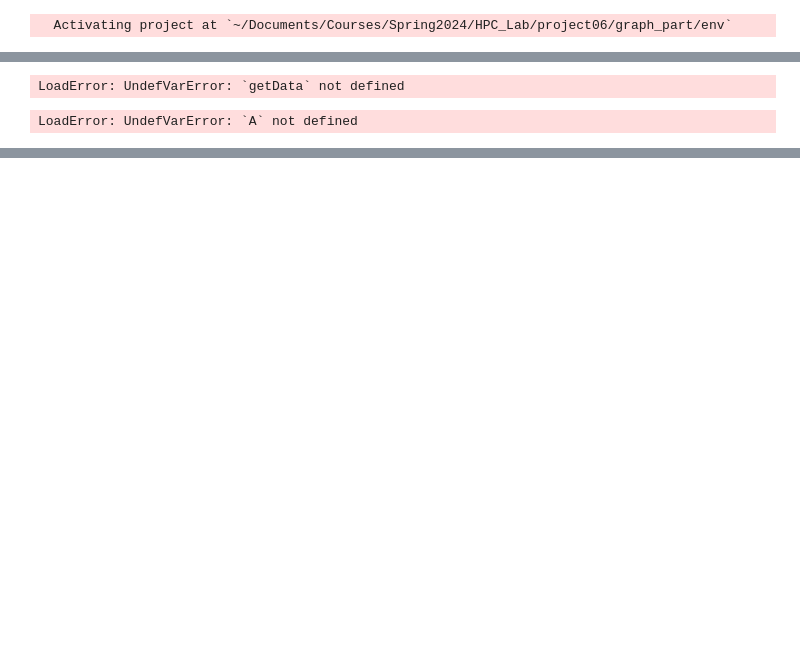
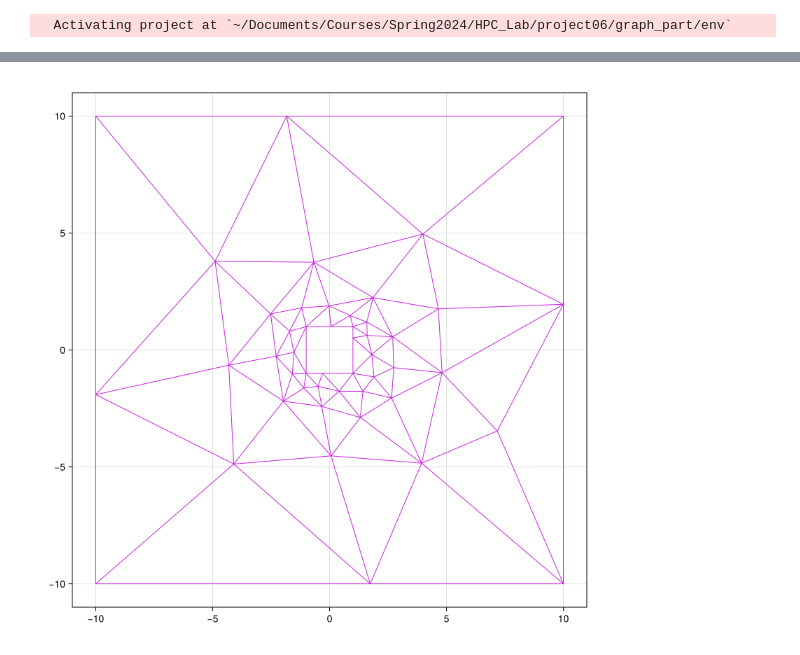
Before and after one commit to carlalozu/HPC_Lab, a Jupyter notebook: project06/graph_part/notebook.ipynb, the cells around one changed output, grey strips where cells are left out. Cells and saved outputs as stored; diff of their text form; code cells hidden in the pictures; blank space fills up the shorter version.

```diff
--- a/project06/graph_part/notebook.ipynb
+++ b/project06/graph_part/notebook.ipynb
@@ -25,13 +27,7 @@ alg = "Coordinate"
 
 # Read data
 A, coords = getData(mesh);
-
-# 1. Coordinate bisection
-pCoordinate = coordinate_part(A, coords);
-edge_count = count_edge_cut(A, pCoordinate);
-# %% [output]
-LoadError: UndefVarError: `getData` not defined
-# %%
-Plots.heatmap(A)
-# %% [output]
-LoadError: UndefVarError: `A` not defined
+# %%
+# Create a Figure and Axis
+draw_graph(A, coords)
+# %% [output]
@@ -37,0 +36 @@ LoadError: UndefVarError: `A` not defined
+[figure, added]
```
Also changed, not shown: parts of 13 cells of this notebook, 2 other files.
